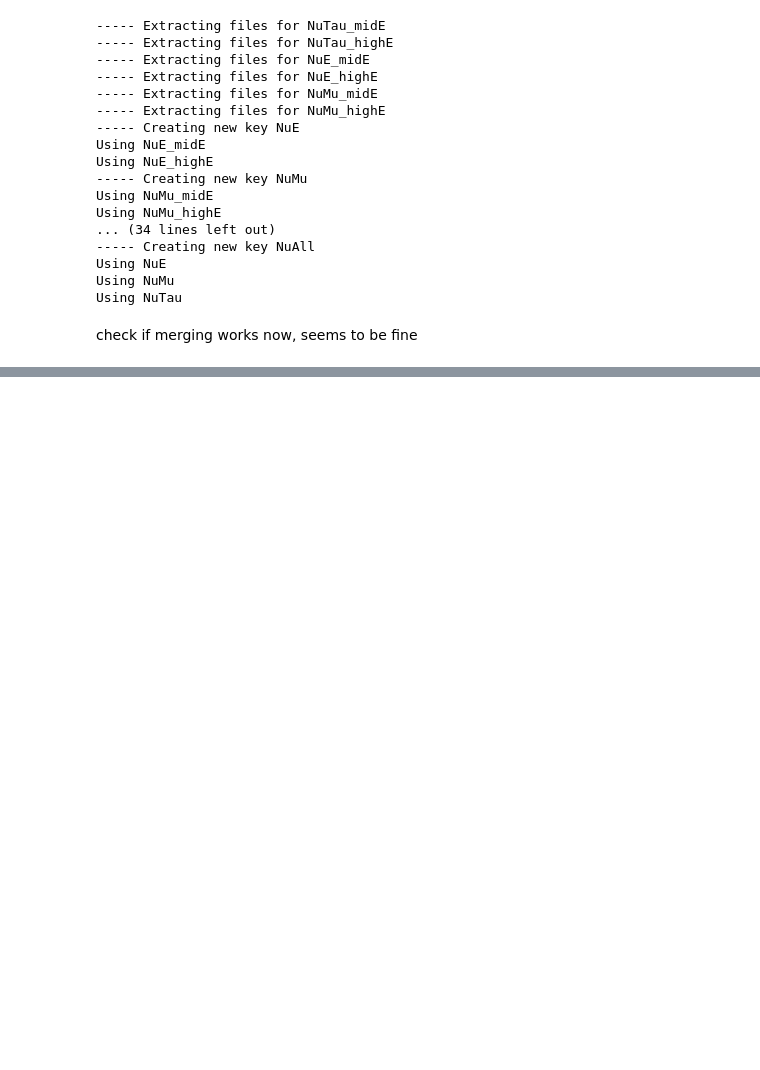
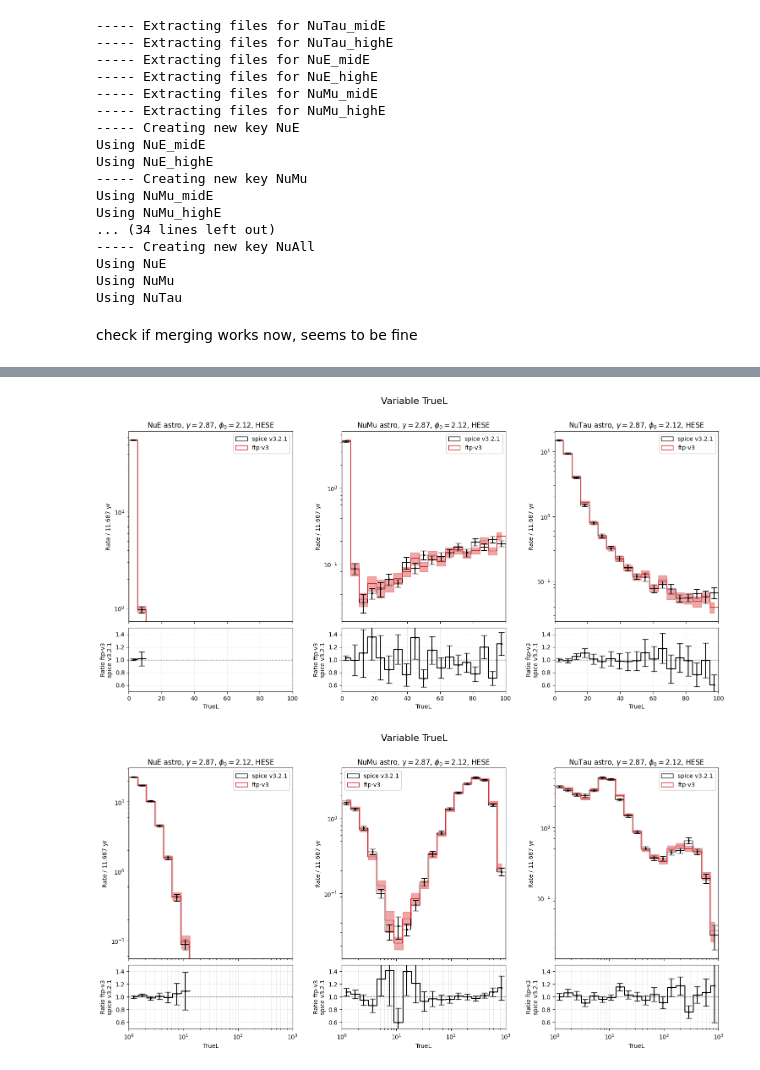
Before and after one commit to icecube/reco_processing, a Jupyter notebook: notebooks/compare_spice_ftp/compare_spice_ftp.ipynb, the cells around one changed output, grey strips where cells are left out. Saved outputs shown, nothing was run; the diff lists cells and outputs as text; code cells hidden in the pictures; blank space fills up the shorter version.

```diff
--- a/notebooks/compare_spice_ftp/compare_spice_ftp.ipynb
+++ b/notebooks/compare_spice_ftp/compare_spice_ftp.ipynb
@@ -308,0 +400,11 @@ compare_ice_model( base_key = "spice_tau_reco", base_var_key1 = "HESETaupedeFit"
+# %%
+compare_ice_model_flavor( base_key = "spice_tau_reco", base_var_key1 = "TrueL", base_var_key2 = "value",
+                          alt_key = "evtgen_v2_rec_v5", alt_var_key1 = "TrueL", alt_var_key2 = "value",
+                          variable_name = "TrueL", bins = np.linspace(0, 100, 20), xscale = "linear", yscale = "log", savename="TrueL" )
+
+compare_ice_model_flavor( base_key = "spice_tau_reco", base_var_key1 = "TrueL", base_var_key2 = "value",
+                          alt_key = "evtgen_v2_rec_v5", alt_var_key1 = "TrueL", alt_var_key2 = "value",
+                          variable_name = "TrueL", bins = np.geomspace(1, 1e3, 20), xscale = "log", yscale = "log", savename="TrueL_log" )
+# %% [output]
+[figure, added]
+[figure, added]
```
Also changed, not shown: parts of 30 cells of this notebook, 39 other files.
